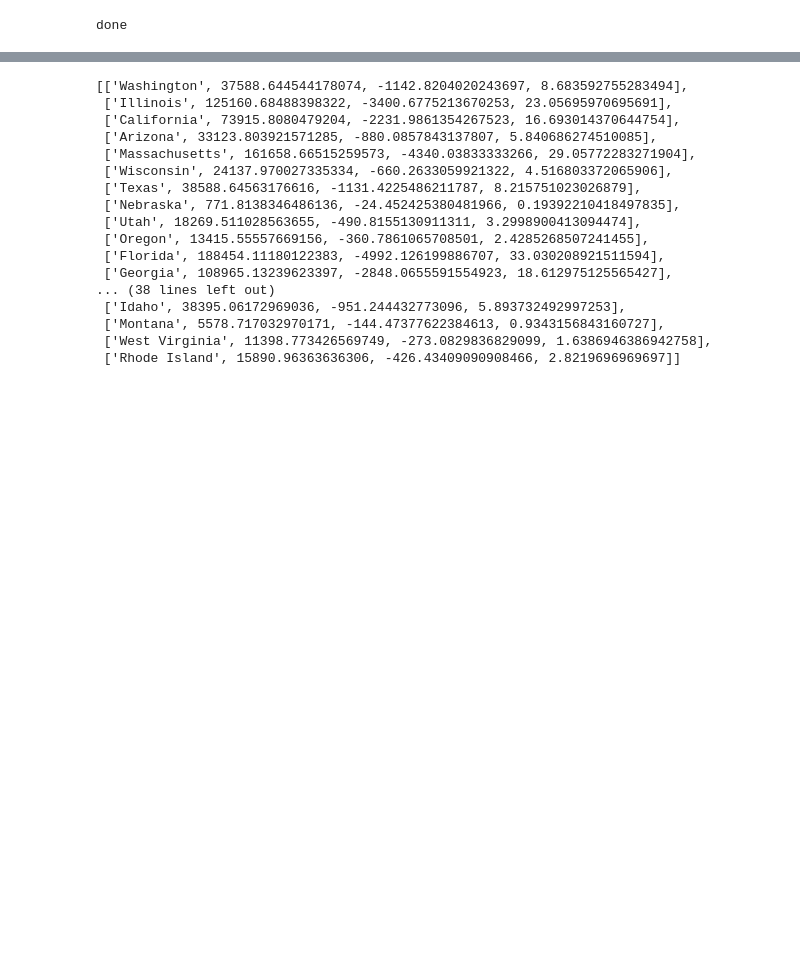
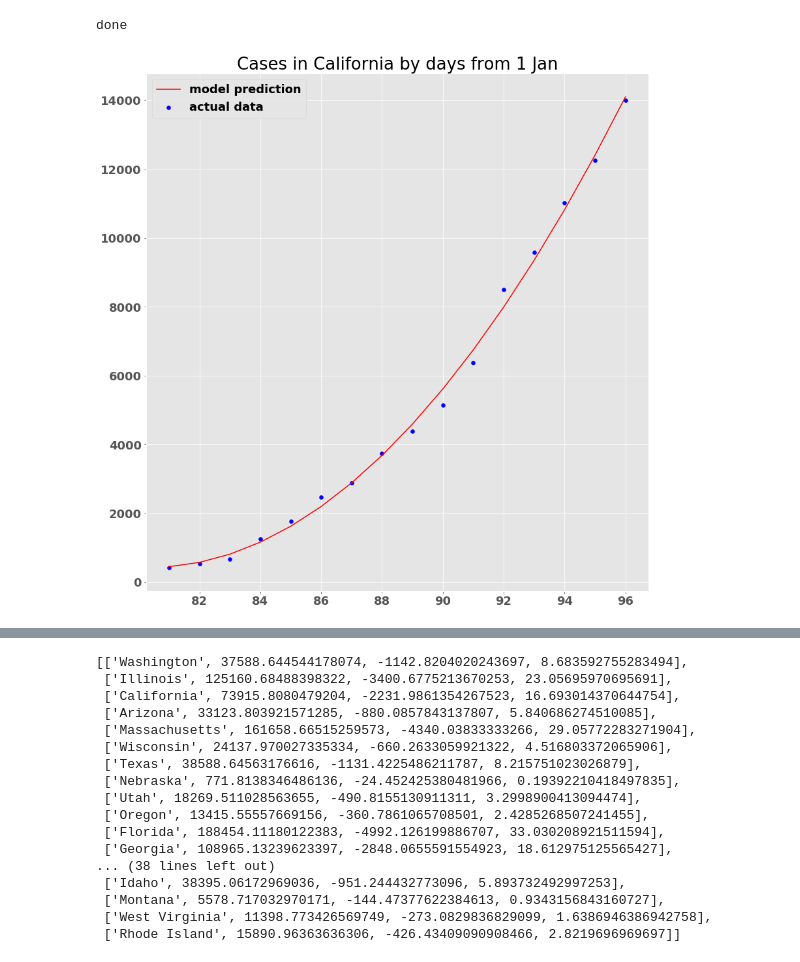
Before and after one commit to ian-branum/coronavirushotspots, a Jupyter notebook: EDA.ipynb, the cells around one changed output, grey strips where cells are left out. Drawn from its saved outputs; the diff is of its cells as text; code cells hidden in the pictures; blank space fills up the shorter version.

```diff
--- a/EDA.ipynb
+++ b/EDA.ipynb
@@ -284,5 +284,24 @@ df = nyt()
 print('done')
 # %% [output]
 done
+# %%
+state = "California"
+df2 = df[df['cases'] > 40000000/100000]
+X, X_poly, y, lin = model_state(df2, state)
+
+fig, ax = plt.subplots(figsize=(12,12))
+fig.tight_layout()
+
+plt.scatter(X, y, color = 'blue', label="actual data")
+#print(X)
+y1 = lin.predict(X_poly)
+#print(y1)
+plt.plot(X, y1, color = 'red', label="model prediction")
+plt.title('Cases in {} by days from 1 Jan'.format(state))
+ax.legend()
+
+plt.show()
+# %% [output]
+[figure, added]
 # %%
 county = "Alameda"
```
Also changed, not shown: parts of 6 cells of this notebook, 3 other files.
